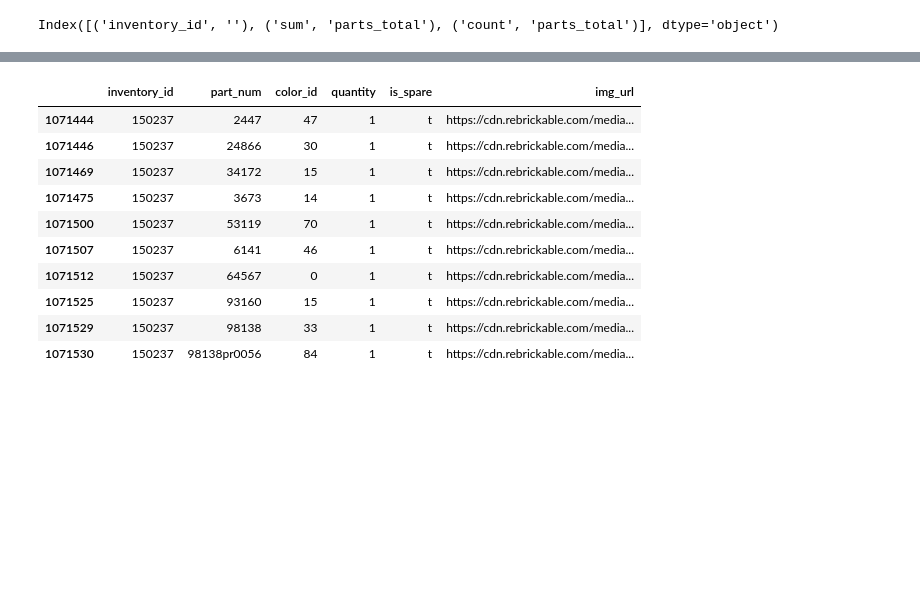
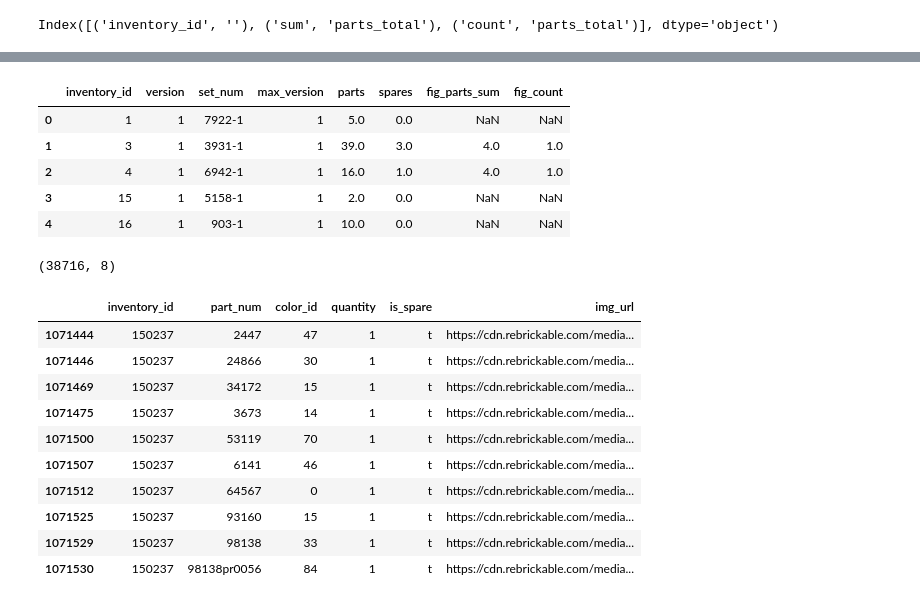
Before and after one commit to katarzynaadamczyk/data_analysis, a Jupyter notebook: lego_bricks/lego_analysis.ipynb, the cells around one changed output, grey strips where cells are left out. Cells and saved outputs as stored; diff of their text form; code cells hidden in the pictures; blank space fills up the shorter version.

```diff
--- a/lego_bricks/lego_analysis.ipynb
+++ b/lego_bricks/lego_analysis.ipynb
@@ -412,7 +421,5 @@ inventory_minifigs_df_with_num_parts[inventory_minifigs_df_with_num_parts['spare
 # %%
-inventory_minifigs_df_with_num_parts.drop(columns=['spares'], inplace=True)
+inventory_minifigs_df_with_num_parts.drop(columns=['inventory_id_y', 'set_num', 'max_version', 'parts', 'quantity', 'version', 'spares'], inplace=True)
-# %%
-inventory_minifigs_df_with_num_parts.drop(columns=['inventory_id_y', 'set_num', 'max_version', 'parts', 'quantity', 'version'], inplace=True)
 # %%
 inventory_minifigs_df_with_num_parts.rename(columns={'inventory_id_x': 'inventory_id'}, inplace=True)
 # %%
@@ -444,3 +461,17 @@ Index([('inventory_id', ''), ('sum', 'parts_total'), ('count', 'parts_total')],
+# %%
+inventories_df = inventories_df.merge(figs_per_inventory, on='inventory_id', how='left')
+inventories_df.head()
+# %% [output]
+|  | inventory_id | version | set_num | max_version | parts | spares | fig_parts_sum | fig_count |
+| 0 | 1 | 1 | 7922-1 | 1 | 5.0 | 0.0 | NaN | NaN |
+| 1 | 3 | 1 | 3931-1 | 1 | 39.0 | 3.0 | 4.0 | 1.0 |
+| 2 | 4 | 1 | 6942-1 | 1 | 16.0 | 1.0 | 4.0 | 1.0 |
+| 3 | 15 | 1 | 5158-1 | 1 | 2.0 | 0.0 | NaN | NaN |
+| 4 | 16 | 1 | 903-1 | 1 | 10.0 | 0.0 | NaN | NaN |
+# %%
+inventories_df.shape
+# %% [output]
+(38716, 8)
 # %%
 inventory_parts_df.loc[(inventory_parts_df['inventory_id'] == 150237) & (inventory_parts_df['is_spare'] == 't')]
 # %% [output]
```
Also changed, not shown: parts of 29 cells of this notebook.
